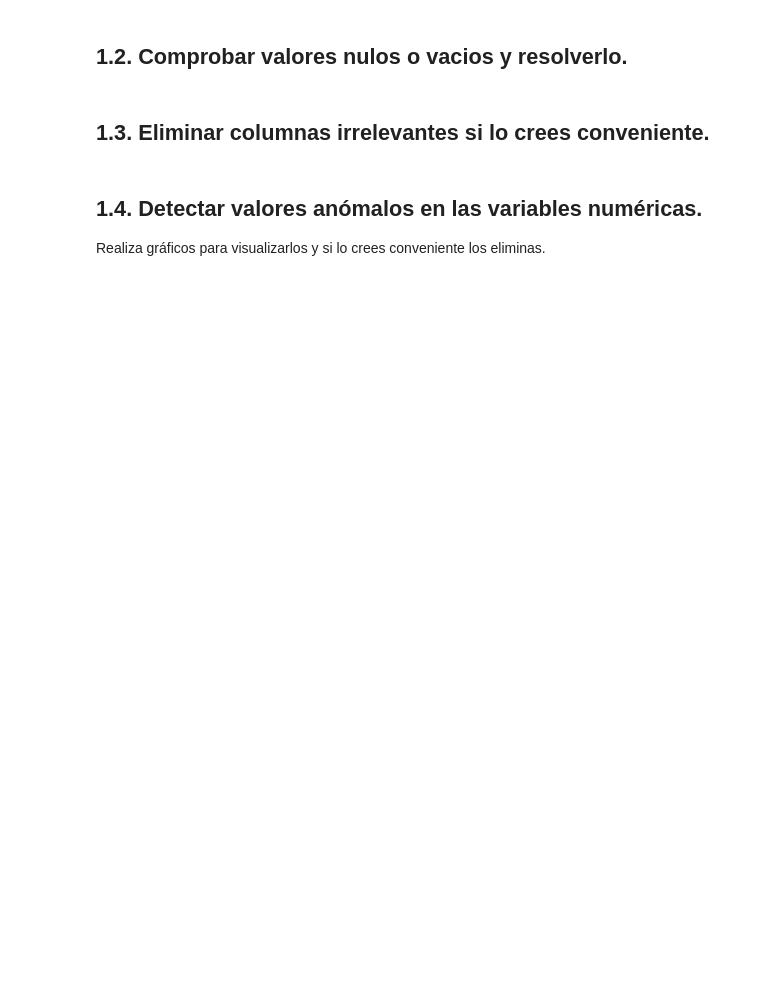
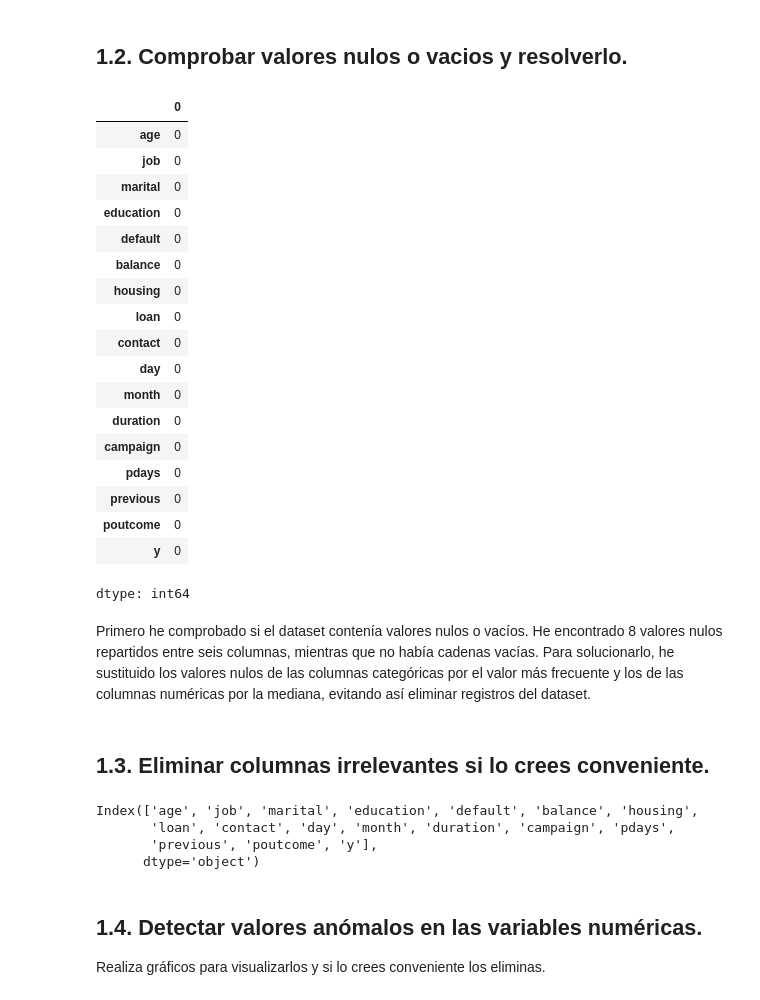
Before and after one commit to OthmaneL4/IA-y-Big-Data-, a Jupyter notebook: Practica_EDA.ipynb, the cells around one changed output. Cells and saved outputs as stored; diff of their text form; code cells hidden in the pictures; blank space fills up the shorter version.

```diff
--- a/Practica_EDA.ipynb
+++ b/Practica_EDA.ipynb
@@ -52,2 +85,27 @@ bancos.head()
 # %% [markdown]
 ## **1.2. Comprobar valores nulos o vacios y resolverlo.**
+# %%
+#Comprobamos cuantos valores nulos hay en cada columna
+bancos.isnull().sum()
+
+#(bancos == ' ').sum()  Ninguna tiene valores vacios
+# %% [output]
+|  | 0 |
+| age | 0 |
+| job | 0 |
+| marital | 0 |
+| education | 0 |
+| default | 0 |
+| balance | 0 |
+| housing | 0 |
+| loan | 0 |
+| contact | 0 |
+| day | 0 |
+| month | 0 |
+| duration | 0 |
+| campaign | 0 |
+| pdays | 0 |
+| previous | 0 |
+| poutcome | 0 |
+| y | 0 |
+dtype: int64
@@ -54,5 +125,17 @@ bancos.head()
+# %% [markdown]
+Primero he comprobado si el dataset contenía valores nulos o vacíos. He encontrado 8 valores nulos repartidos entre seis columnas, mientras que no había cadenas vacías. Para solucionarlo, he sustituido los valores nulos de las columnas categóricas por el valor más frecuente y los de las columnas numéricas por la mediana, evitando así eliminar registros del dataset.
 # %% [markdown]
 ## **1.3. Eliminar columnas irrelevantes si lo crees conveniente.**
+# %%
+# revisamos las columnas del dataset
+print(bancos.columns)
+# No eliminamos ninguna columna porque todas pueden
+# aportar informacion util para el analisis
+# %% [output]
+Index(['age', 'job', 'marital', 'education', 'default', 'balance', 'housing',
+       'loan', 'contact', 'day', 'month', 'duration', 'campaign', 'pdays',
+       'previous', 'poutcome', 'y'],
+      dtype='object')
 # %% [markdown]
 ## **1.4. Detectar valores anómalos en las variables numéricas.**
 Realiza gráficos para visualizarlos y si lo crees conveniente los eliminas.
```
Also changed, not shown: parts of 9 cells of this notebook.
